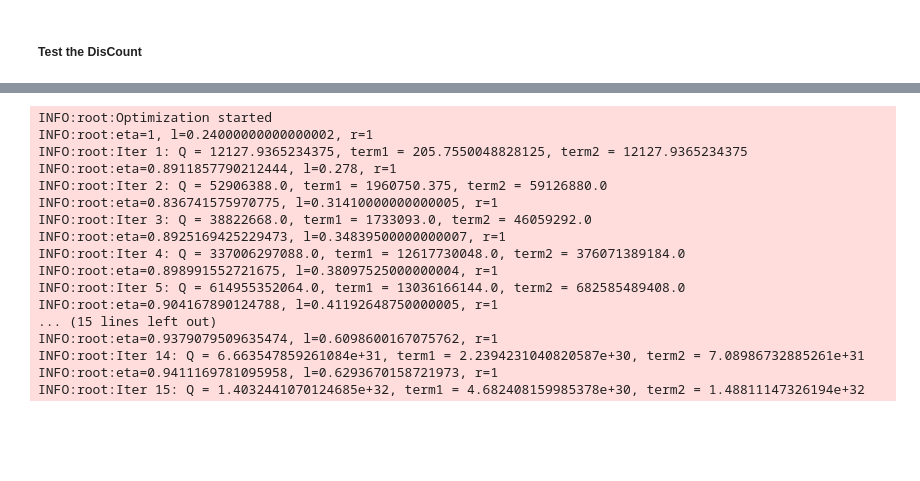
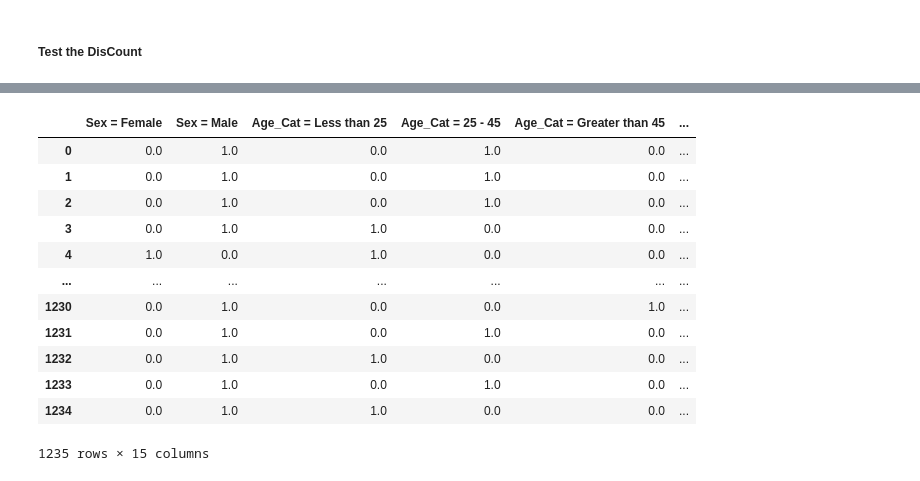
Before and after one commit to understanding-ml/COLA, a Jupyter notebook: Compas__AReS-DisCOUNT.ipynb, the cells around one changed output, grey strips where cells are left out. Saved outputs shown, nothing was run; the diff lists cells and outputs as text; code cells hidden in the pictures; blank space fills up the shorter version.

Commit message:
version-0.8-bigchange
1. delete sample_num
2. change the function generate_counterfactual(), and delete this fucntion in the initial part

```diff
--- a/Compas__AReS-DisCOUNT.ipynb
+++ b/Compas__AReS-DisCOUNT.ipynb
@@ -274,20 +248,16 @@ INFO:root:Iter 15: Q = 1.809648293593243e+33, term1 = 7.779831275467005e+31, ter
-# %%
-a,b = discount_test.generate_counterfactuals()
-# %% [output]
-INFO:root:Optimization started
-INFO:root:eta=1, l=0.24000000000000002, r=1
-INFO:root:Iter 1: Q = 12127.9365234375, term1 = 205.7550048828125, term2 = 12127.9365234375
-INFO:root:eta=0.8911857790212444, l=0.278, r=1
-INFO:root:Iter 2: Q = 52906388.0, term1 = 1960750.375, term2 = 59126880.0
-INFO:root:eta=0.836741575970775, l=0.31410000000000005, r=1
-INFO:root:Iter 3: Q = 38822668.0, term1 = 1733093.0, term2 = 46059292.0
-INFO:root:eta=0.8925169425229473, l=0.34839500000000007, r=1
-INFO:root:Iter 4: Q = 337006297088.0, term1 = 12617730048.0, term2 = 376071389184.0
-INFO:root:eta=0.898991552721675, l=0.38097525000000004, r=1
-INFO:root:Iter 5: Q = 614955352064.0, term1 = 13036166144.0, term2 = 682585489408.0
-INFO:root:eta=0.904167890124788, l=0.41192648750000005, r=1
-... (15 lines left out)
-INFO:root:eta=0.9379079509635474, l=0.6098600167075762, r=1
-INFO:root:Iter 14: Q = 6.663547859261084e+31, term1 = 2.2394231040820587e+30, term2 = 7.08986732885261e+31
-INFO:root:eta=0.9411169781095958, l=0.6293670158721973, r=1
-INFO:root:Iter 15: Q = 1.4032441070124685e+32, term1 = 4.682408159985378e+30, term2 = 1.48811147326194e+32
+# %%
+compas_ares.get_x()
+# %% [output]
+|  | Sex = Female | Sex = Male | Age_Cat = Less than 25 | Age_Cat = 25 - 45 | Age_Cat = Greater than 45 | ... |
+| 0 | 0.0 | 1.0 | 0.0 | 1.0 | 0.0 | ... |
+| 1 | 0.0 | 1.0 | 0.0 | 1.0 | 0.0 | ... |
+| 2 | 0.0 | 1.0 | 0.0 | 1.0 | 0.0 | ... |
+| 3 | 0.0 | 1.0 | 1.0 | 0.0 | 0.0 | ... |
+| 4 | 1.0 | 0.0 | 1.0 | 0.0 | 0.0 | ... |
+| ... | ... | ... | ... | ... | ... | ... |
+| 1230 | 0.0 | 1.0 | 0.0 | 0.0 | 1.0 | ... |
+| 1231 | 0.0 | 1.0 | 0.0 | 1.0 | 0.0 | ... |
+| 1232 | 0.0 | 1.0 | 1.0 | 0.0 | 0.0 | ... |
+| 1233 | 0.0 | 1.0 | 0.0 | 1.0 | 0.0 | ... |
+| 1234 | 0.0 | 1.0 | 1.0 | 0.0 | 0.0 | ... |
+1235 rows × 15 columns
```
Also changed, not shown: parts of 22 cells of this notebook, 8 other files.
